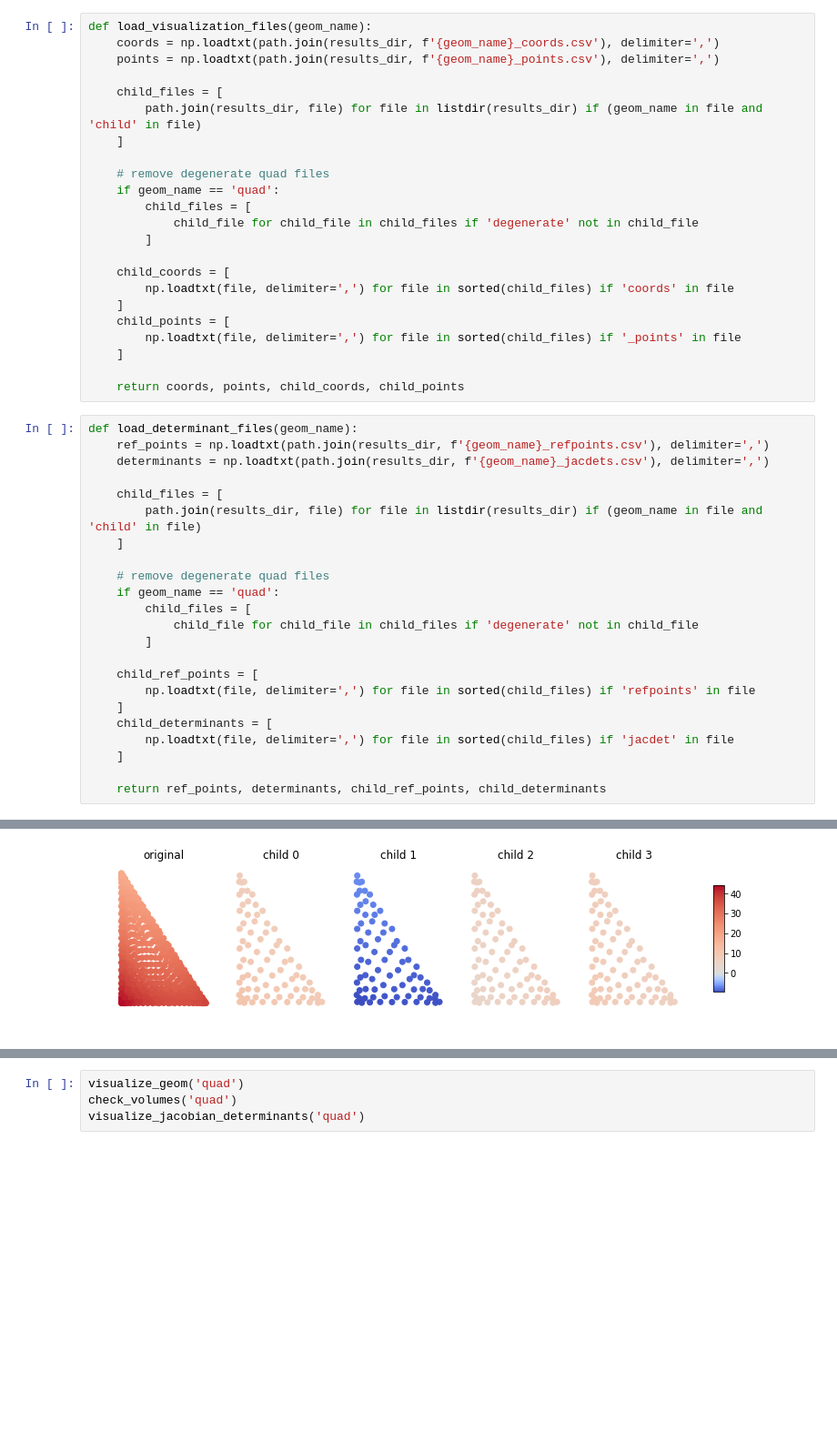
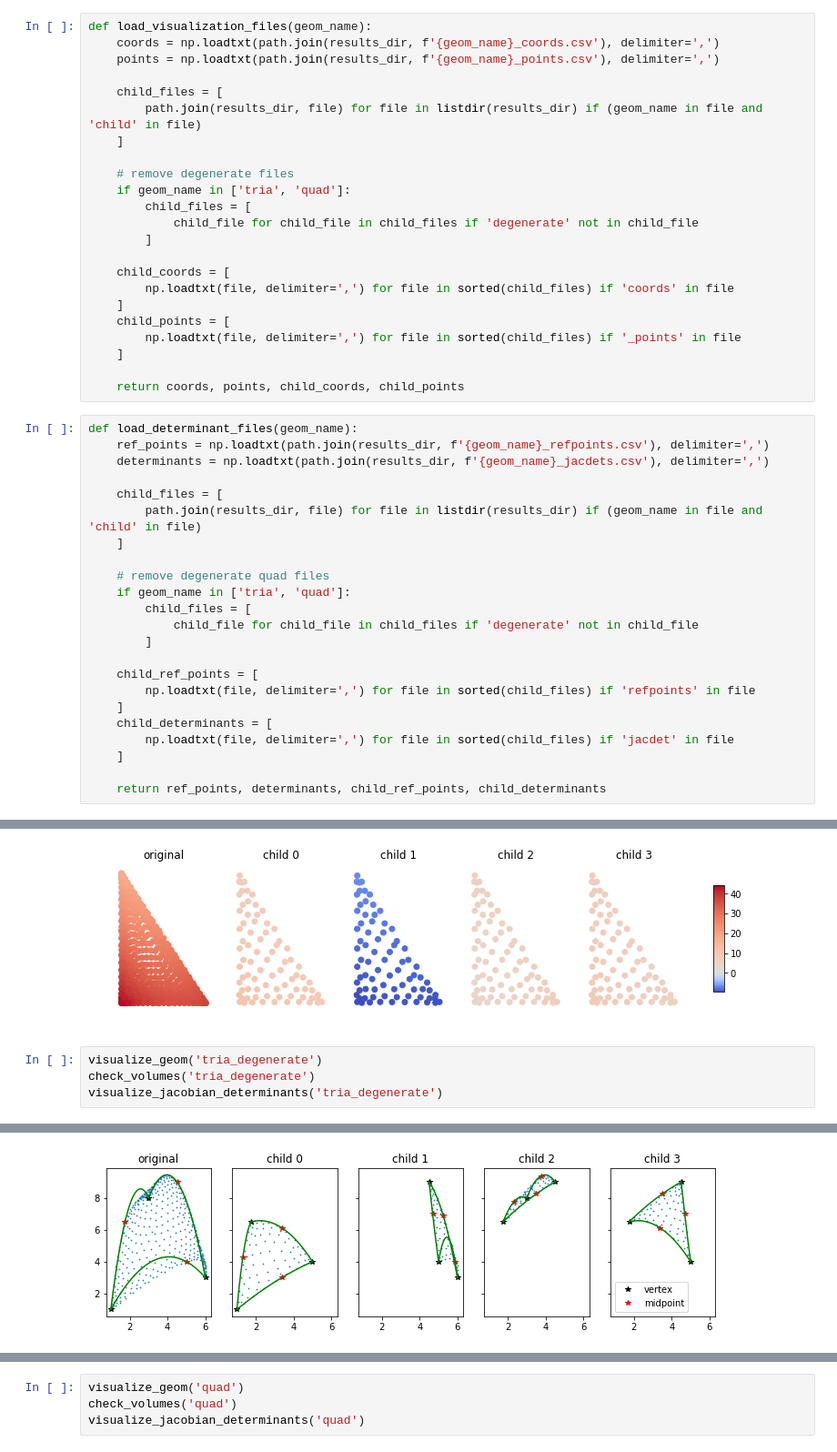
Before and after one commit to craffael/lehrfempp, a Jupyter notebook: examples/geometry/parametrization_breakdown/parametrization_breakdown.ipynb, the cells around one changed output, grey strips where cells are left out. Shown: that part at 91% size. Saved outputs shown, nothing was run; the diff lists cells and outputs as text; blank space fills up the shorter version.

Commit message:
Add degenerate triangle

```diff
--- a/examples/geometry/parametrization_breakdown/parametrization_breakdown.ipynb
+++ b/examples/geometry/parametrization_breakdown/parametrization_breakdown.ipynb
@@ -37,8 +37,8 @@ def load_visualization_files(geom_name):
         path.join(results_dir, file) for file in listdir(results_dir) if (geom_name in file and 'child' in file)
     ]
 
-    # remove degenerate quad files
-    if geom_name == 'quad':
+    # remove degenerate files
+    if geom_name in ['tria', 'quad']:
         child_files = [
             child_file for child_file in child_files if 'degenerate' not in child_file
         ]
@@ -61,7 +61,7 @@ def load_determinant_files(geom_name):
     ]
 
     # remove degenerate quad files
-    if geom_name == 'quad':
+    if geom_name in ['tria', 'quad']:
         child_files = [
             child_file for child_file in child_files if 'degenerate' not in child_file
         ]
@@ -187,3 +187,8 @@ original volume: 15.4333
 refined volume:  15.4333
 [figure]
 [figure]
+# %%
+visualize_geom('tria_degenerate')
+check_volumes('tria_degenerate')
+visualize_jacobian_determinants('tria_degenerate')
+# %% [output]
@@ -189,0 +197 @@ refined volume:  15.4333
+[figure, added]
```
Also changed, not shown: parts of 1 cell of this notebook, 1 other file.
